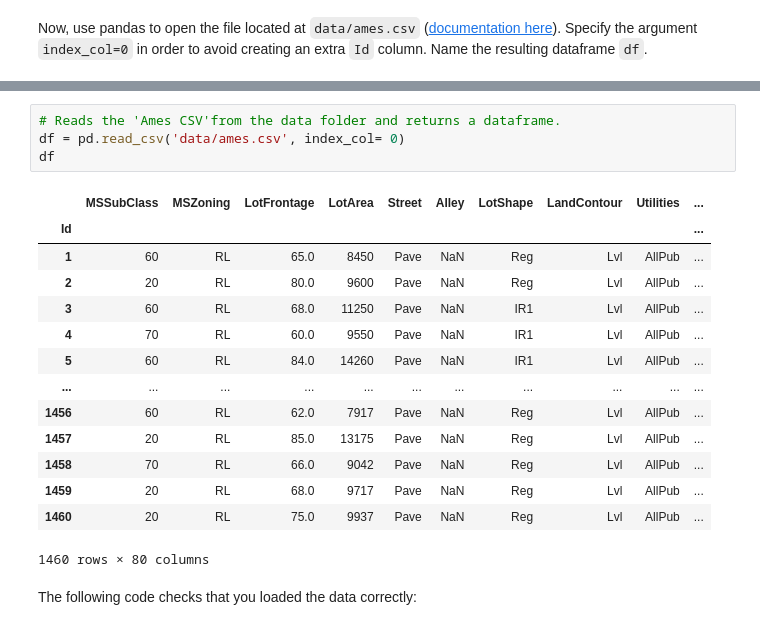
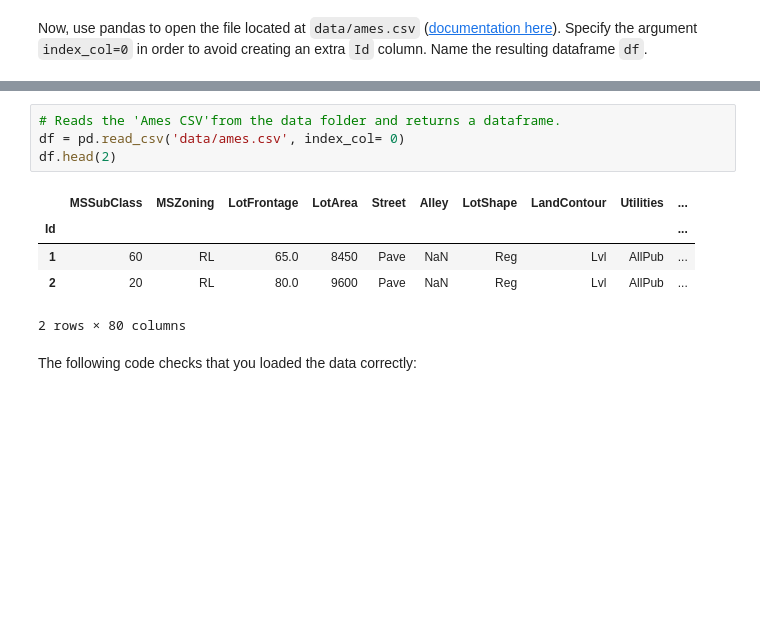
Before and after one commit to Pauline-lab/dsc-pandas-eda-lab, a Jupyter notebook: index.ipynb, the cells around one changed output, grey strips where cells are left out. Drawn from its saved outputs; the diff is of its cells as text; blank space fills up the shorter version.

```diff
--- a/index.ipynb
+++ b/index.ipynb
@@ -118,22 +118,13 @@ Now, use pandas to open the file located at `data/ames.csv` ([documentation here
 # %%
 # Reads the 'Ames CSV'from the data folder and returns a dataframe.
 df = pd.read_csv('data/ames.csv', index_col= 0)
-df
+df.head(2)
 # %% [output]
 |  | MSSubClass | MSZoning | LotFrontage | LotArea | Street | Alley | LotShape | LandContour | Utilities | ... |
 | Id |  |  |  |  |  |  |  |  |  | ... |
 | 1 | 60 | RL | 65.0 | 8450 | Pave | NaN | Reg | Lvl | AllPub | ... |
 | 2 | 20 | RL | 80.0 | 9600 | Pave | NaN | Reg | Lvl | AllPub | ... |
-| 3 | 60 | RL | 68.0 | 11250 | Pave | NaN | IR1 | Lvl | AllPub | ... |
-| 4 | 70 | RL | 60.0 | 9550 | Pave | NaN | IR1 | Lvl | AllPub | ... |
-| 5 | 60 | RL | 84.0 | 14260 | Pave | NaN | IR1 | Lvl | AllPub | ... |
-| ... | ... | ... | ... | ... | ... | ... | ... | ... | ... | ... |
-| 1456 | 60 | RL | 62.0 | 7917 | Pave | NaN | Reg | Lvl | AllPub | ... |
-| 1457 | 20 | RL | 85.0 | 13175 | Pave | NaN | Reg | Lvl | AllPub | ... |
-| 1458 | 70 | RL | 66.0 | 9042 | Pave | NaN | Reg | Lvl | AllPub | ... |
-| 1459 | 20 | RL | 68.0 | 9717 | Pave | NaN | Reg | Lvl | AllPub | ... |
-| 1460 | 20 | RL | 75.0 | 9937 | Pave | NaN | Reg | Lvl | AllPub | ... |
-1460 rows × 80 columns
+2 rows × 80 columns
 # %% [markdown]
 The following code checks that you loaded the data correctly:
 # %%
```
Also changed, not shown: parts of 17 cells of this notebook.
